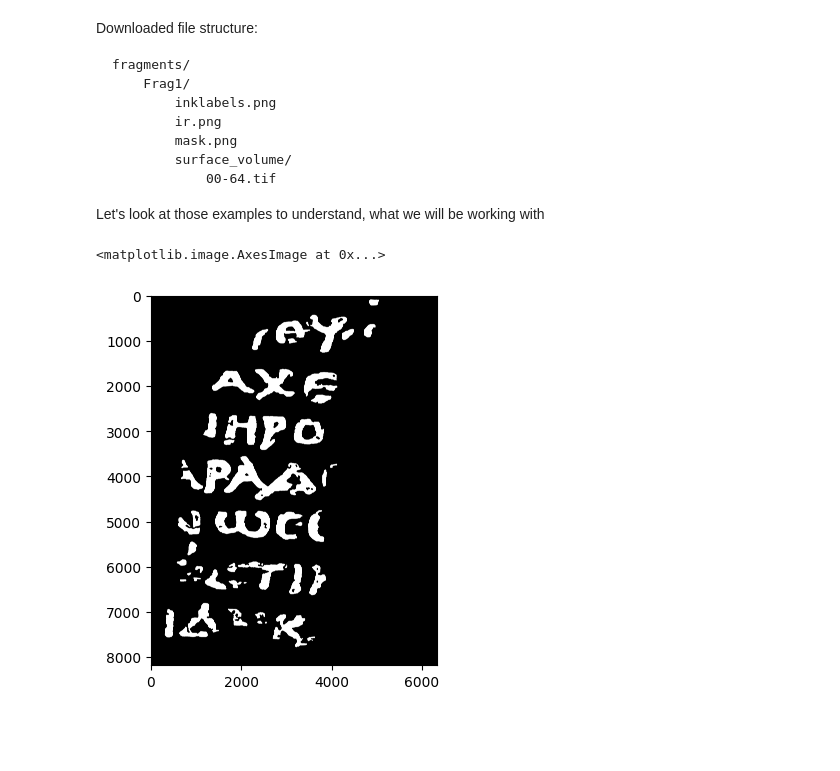
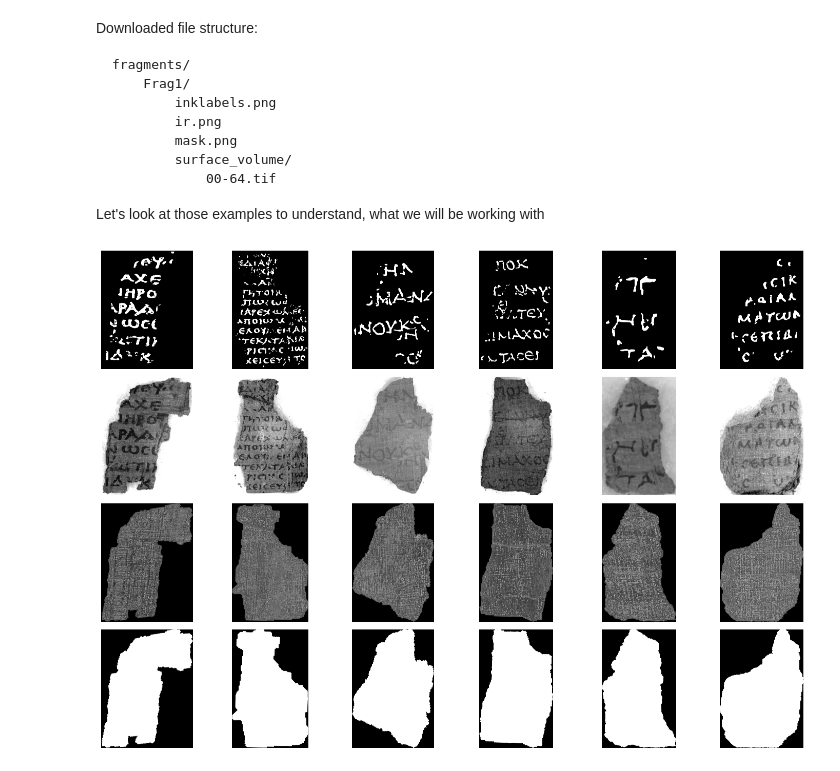
Before and after one commit to TTPO100AJIEX/MLDM-Project, a Jupyter notebook: 01_DataExporation.ipynb, the cells around one changed output. Drawn from its saved outputs; the diff is of its cells as text; code cells hidden in the pictures; blank space fills up the shorter version.

```diff
--- a/01_DataExporation.ipynb
+++ b/01_DataExporation.ipynb
@@ -17,9 +17,28 @@ Let's look at those examples to understand, what we will be working with
 # %%
 import PIL.Image
 import matplotlib.pyplot as plt
+
+fig, axes = plt.subplots(4, 6, figsize=(15, 10))
+for i in range(6):
+    # This is the target variable - segmentation masks, which we will be trying to predict
+    axes[0][i].imshow(PIL.Image.open(f"{root}/Frag{i + 1}/inklabels.png"), cmap='gray')
+
+    # Infrared scan. Not part of the competition's objective,
+    # but may be useful as an easier version of the problem.
+    # Unlike CT, in IR the ink is easily recognizable
+    axes[1][i].imshow(PIL.Image.open(f"{root}/Frag{i + 1}/ir.png"), cmap='gray')
+
+    # And the actual CT scans, which are the primary target of the competition.
+    # 65 images per fragment, showing consequitive layers of the rollout fragment.
+    # Basically a 3d -> 2d segmentation problem.
+    axes[2][i].imshow(PIL.Image.open(f"{root}/Frag{i + 1}/surface_volume/32.tif"), cmap='gray')
+
+    # The mask showing where the fragment is located in the image,
+    # so that we do not process pixels outside the fragment
+    axes[3][i].imshow(PIL.Image.open(f"{root}/Frag{i + 1}/mask.png"), cmap='gray')
+for ax in axes.flat:
+    ax.axis('off')
+fig.tight_layout()
+plt.show()
+# %% [output]
+[figure, added]
-# %%
-# This is the target variable - segmentation masks, which we will be trying to predict
-plt.imshow(PIL.Image.open(f"{root}/Frag1/inklabels.png"))
-# %% [output]
-<matplotlib.image.AxesImage at 0x...>
-[figure, removed]
```
Also changed, not shown: parts of 9 cells of this notebook.
